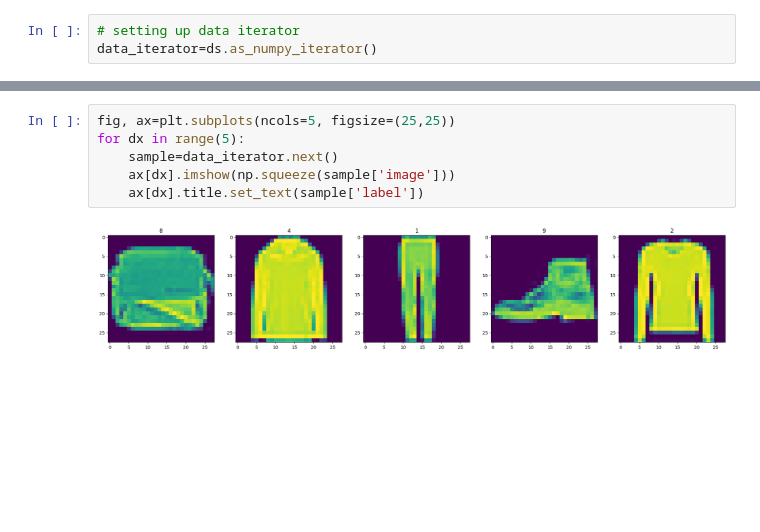
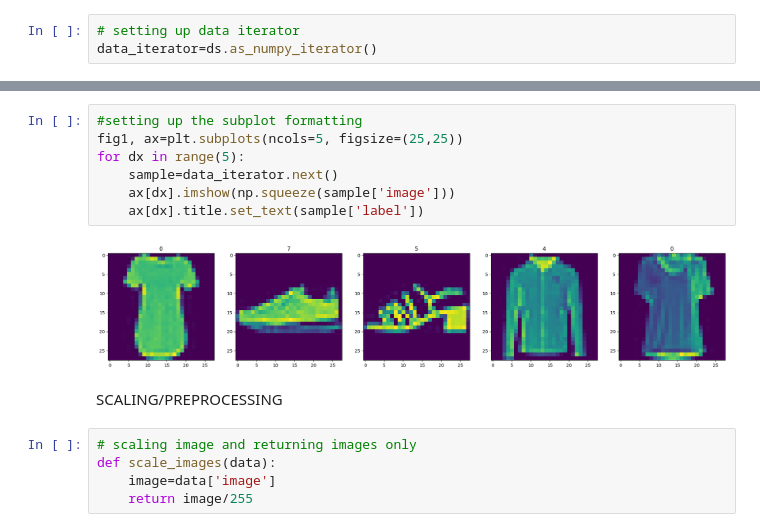
Before and after one commit to triobaba/fashion-Gan, a Jupyter notebook: gan.ipynb, the cells around one changed output, grey strips where cells are left out. Cells and saved outputs as stored; diff of their text form; blank space fills up the shorter version.

```diff
--- a/gan.ipynb
+++ b/gan.ipynb
@@ -49,8 +49,16 @@ data_iterator.next()
 # %%
-fig, ax=plt.subplots(ncols=5, figsize=(25,25))
+#setting up the subplot formatting
+fig1, ax=plt.subplots(ncols=5, figsize=(25,25))
 for dx in range(5):
     sample=data_iterator.next()
     ax[dx].imshow(np.squeeze(sample['image']))
     ax[dx].title.set_text(sample['label'])
 # %% [output]
-[figure, old version]
+[figure, new version]
+# %% [markdown]
+SCALING/PREPROCESSING
+# %%
+# scaling image and returning images only
+def scale_images(data):
+    image=data['image']
+    return image/255
```
Also changed, not shown: parts of 5 cells of this notebook.
